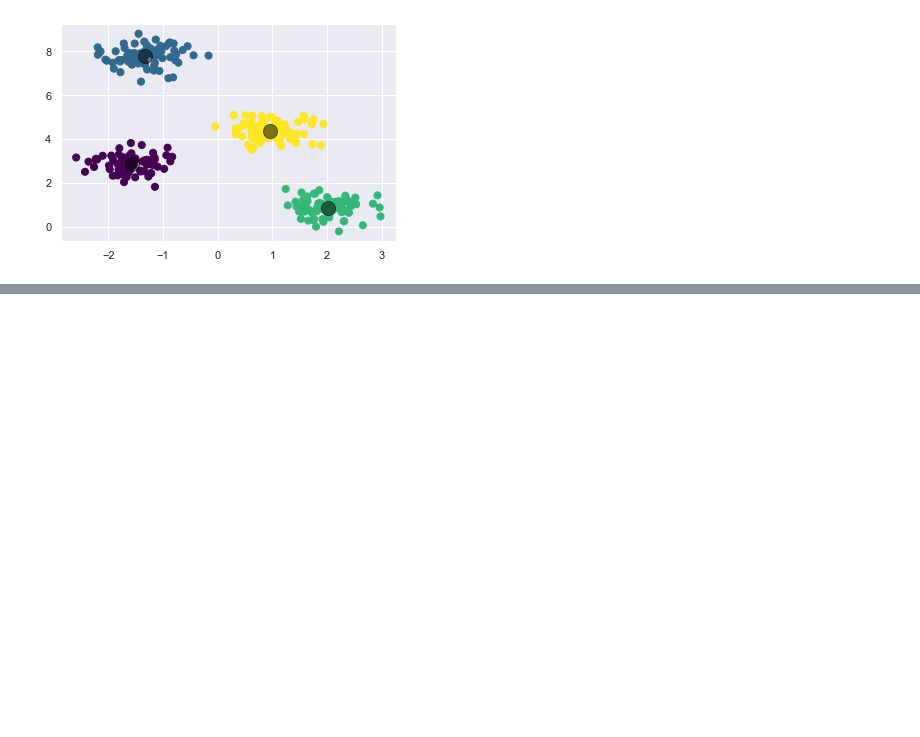
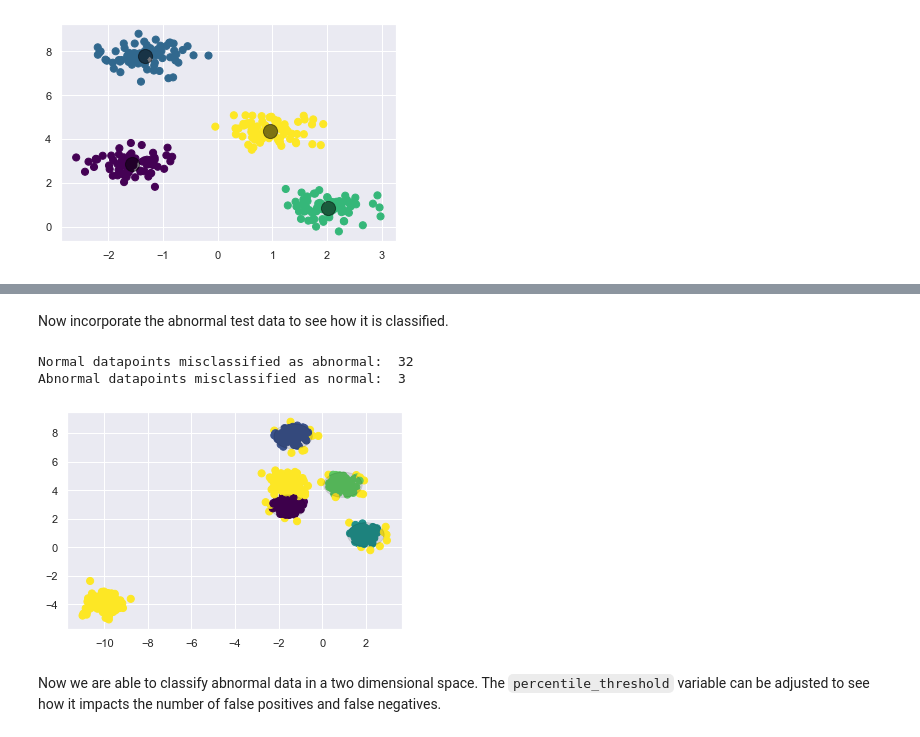
Before and after one commit to lhutton1/harvard-tiny-ml-course, a Jupyter notebook: applications/k-means-clustering-for-anomaly-detection.ipynb, the cells around one changed output, grey strips where cells are left out. Drawn from its saved outputs; the diff is of its cells as text; code cells hidden in the pictures; blank space fills up the shorter version.

```diff
--- a/applications/k-means-clustering-for-anomaly-detection.ipynb
+++ b/applications/k-means-clustering-for-anomaly-detection.ipynb
@@ -40,0 +97,43 @@ plt.scatter(centers[:, 0], centers[:, 1], c='black', s=200, alpha=0.5)
+# %% [markdown]
+Now incorporate the abnormal test data to see how it is classified.
+# %%
+fig, ax = plt.subplots()
+
+anomaly_distances = kmeans.transform(x_anomaly)
+y_anomaly = kmeans.predict(x_anomaly)
+
+combined_distances = [*train_distances, *anomaly_distances]
+combined_y = [*y_kmeans, *y_anomaly]
+all_data = np.array([*x_train, *x_anomaly])
+
+false_negative = 0
+false_positive = 0
+
+colors = []
+for i in range(len(all_data)):
+    min_distance = combined_distances[i][combined_y[i]]
+    if (min_distance > percentile_distances[combined_y[i]]):
+        colors.append(4)
+        false_positive += 1 if i < 300 else 0
+
+    else:
+        colors.append(combined_y[i])
+        false_negative += 1 if i >= 300 else 0
+
+ax.scatter(all_data[:, 0], all_data[:, 1], c=colors, s=50, cmap='viridis')
+
+for i in range(len(centers)):
+    circle = plt.Circle((centers[i][0], centers[i][1]),
+                        percentile_distances[i],
+                        color='black',
+                        alpha=0.1)
+    ax.add_artist(circle)
+
+print('Normal datapoints misclassified as abnormal: ', false_positive)
+print('Abnormal datapoints misclassified as normal: ', false_negative)
+# %% [output]
+Normal datapoints misclassified as abnormal:  32
+Abnormal datapoints misclassified as normal:  3
+[figure, added]
+# %% [markdown]
+Now we are able to classify abnormal data in a two dimensional space. The `percentile_threshold` variable can be adjusted to see how it impacts the number of false positives and false negatives.
```
Also changed, not shown: parts of 21 cells of this notebook.
